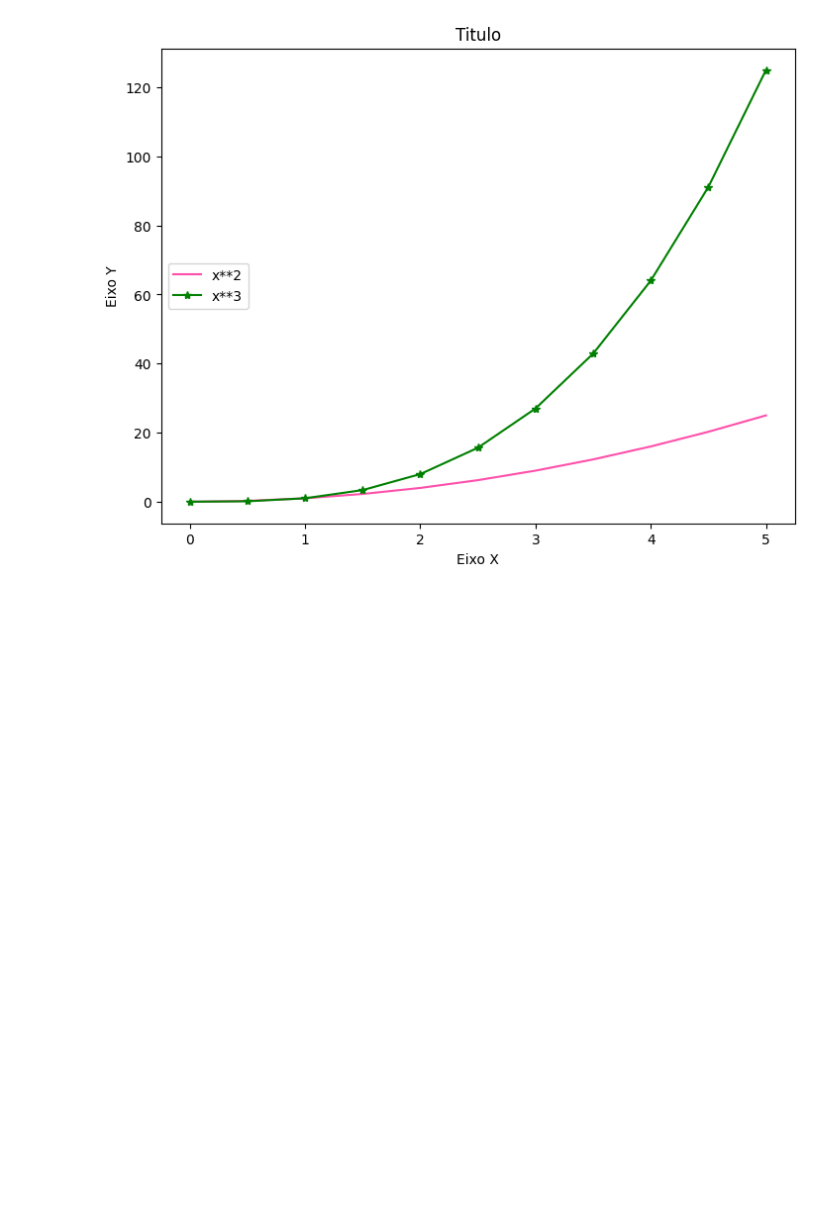
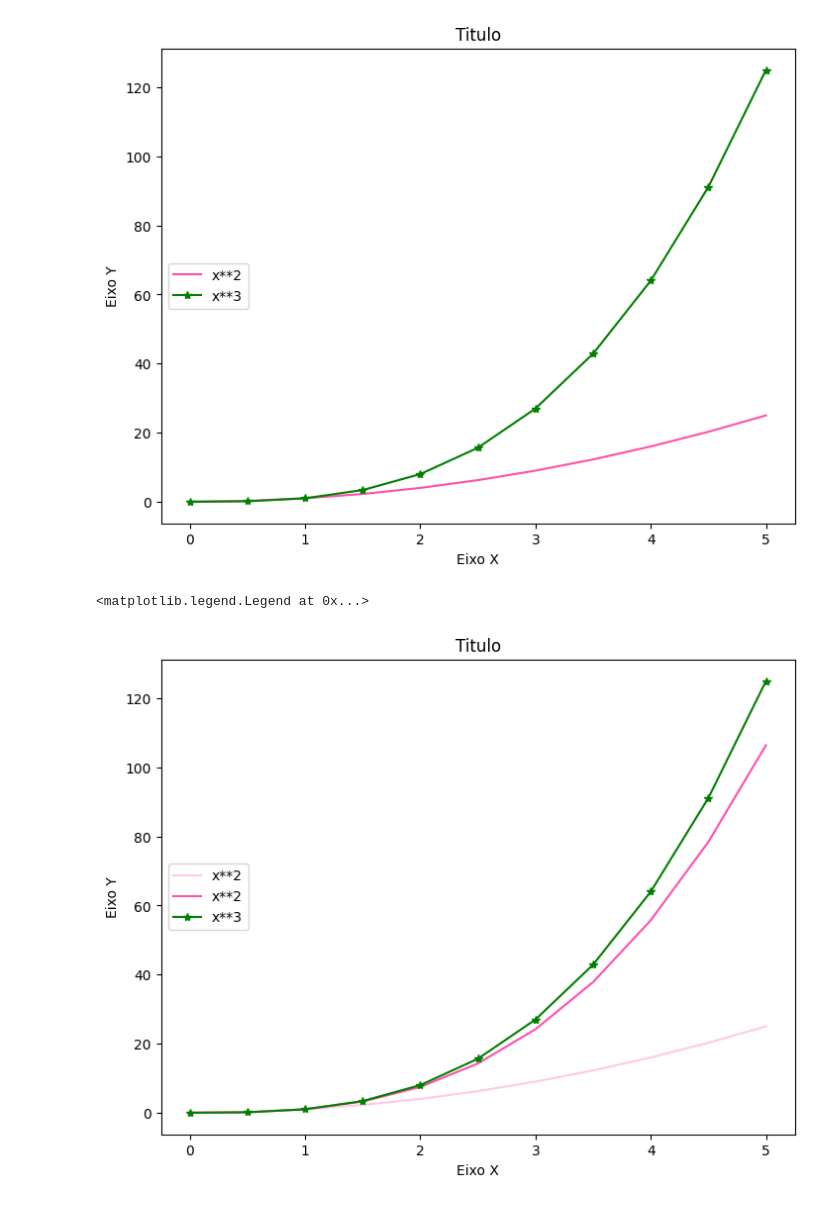
Before and after one commit to ludiemert/Data_Visualization_Matplotlib, a Jupyter notebook: Matplotlib.ipynb, the cells around one changed output. Cells and saved outputs as stored; diff of their text form; code cells hidden in the pictures; blank space fills up the shorter version.

Commit message:
add new grafic metho alpha

```diff
--- a/Matplotlib.ipynb
+++ b/Matplotlib.ipynb
@@ -341,3 +341,31 @@ ax.legend(loc=6) # fica mais abaixo
 # %% [output]
 <matplotlib.legend.Legend at 0x...>
 [figure]
+# %%
+# sobrepor graficos - na mesma tabela - com transparencia
+
+
+# colocar cor com Hexa
+# metodh loc legenda no grafic
+
+# Customizacao de graficos => METHOD DE EIXO
+# Legendas, rotulos e titulos
+fig = plt.figure()
+
+ax = fig.add_axes([0,0,1,1])
+
+ax.plot(x, x**2, label="x**2", color="#FF50AB", alpha=0.3)
+ax.plot(x, x**2.9, label="x**2", color="#FF50AB", alpha=1)
+ax.plot(x, x**3, "g*-", label="x**3")
+
+ax.set_title("Titulo")
+ax.set_xlabel("Eixo X")
+ax.set_ylabel("Eixo Y")
+
+# para func precisa colocar legend, o plot procura o espaco mais vazio e add a legenda la
+#ax.legend(loc=0) Melhor lugar
+#ax.legend
+ax.legend(loc=6) # fica mais abaixo
+# %% [output]
+<matplotlib.legend.Legend at 0x...>
+[figure, added]
```
Also changed, not shown: 2 other files.
